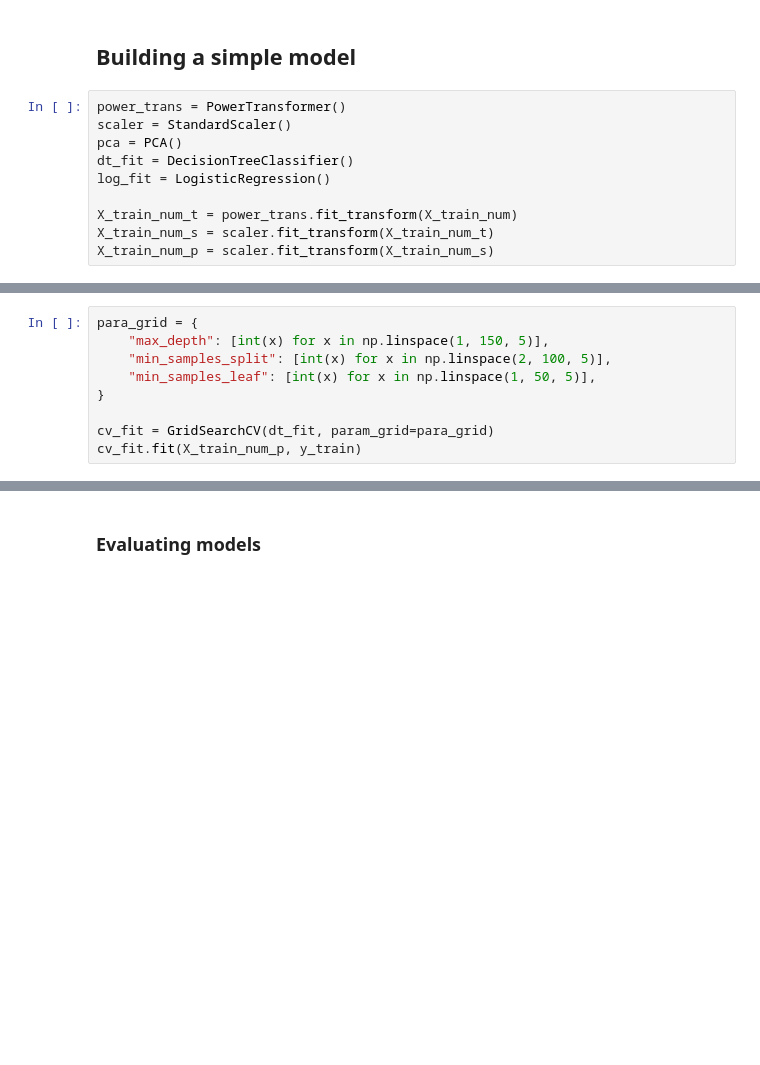
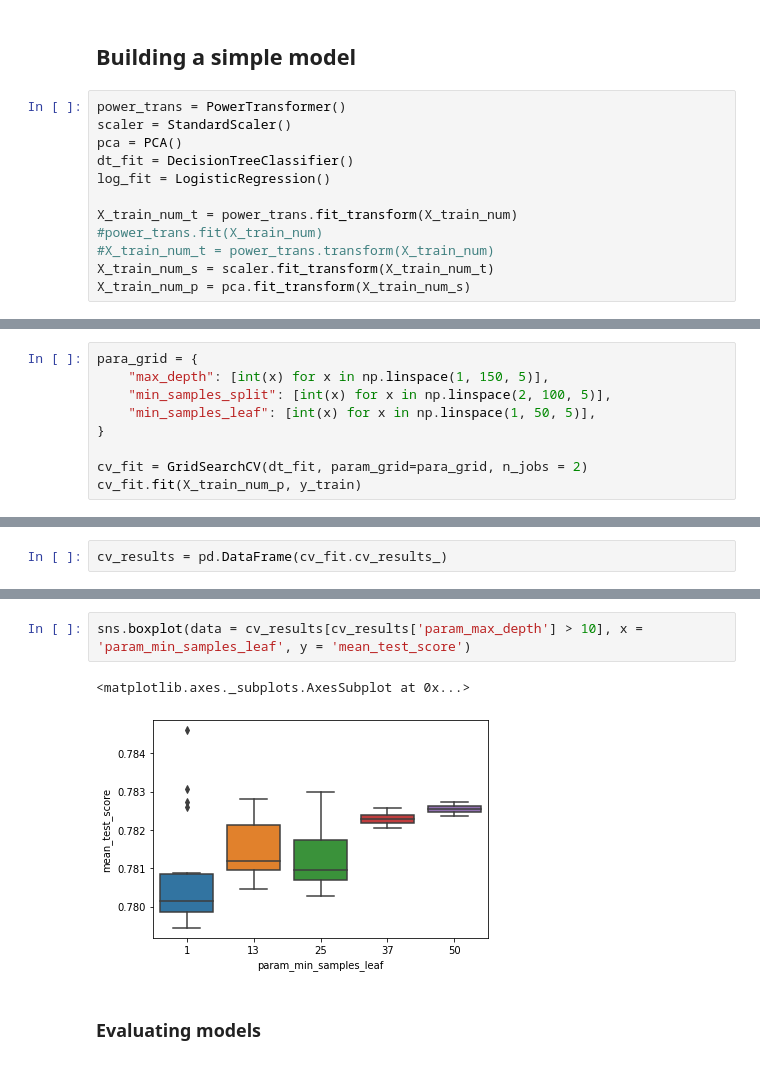
Before and after one commit to pedroteche-ih/DAFT_MEX_202209, a Jupyter notebook: Model Evaluation - Classification Problems.ipynb, the cells around one changed output, grey strips where cells are left out. Cells and saved outputs as stored; diff of their text form; blank space fills up the shorter version.

```diff
--- a/Model Evaluation - Classification Problems.ipynb
+++ b/Model Evaluation - Classification Problems.ipynb
@@ -60,5 +112,7 @@ dt_fit = DecisionTreeClassifier()
 log_fit = LogisticRegression()
 
 X_train_num_t = power_trans.fit_transform(X_train_num)
+#power_trans.fit(X_train_num)
+#X_train_num_t = power_trans.transform(X_train_num)
 X_train_num_s = scaler.fit_transform(X_train_num_t)
-X_train_num_p = scaler.fit_transform(X_train_num_s)
+X_train_num_p = pca.fit_transform(X_train_num_s)
@@ -71,5 +143,5 @@ para_grid = {
     "min_samples_leaf": [int(x) for x in np.linspace(1, 50, 5)],
 }
 
-cv_fit = GridSearchCV(dt_fit, param_grid=para_grid)
+cv_fit = GridSearchCV(dt_fit, param_grid=para_grid, n_jobs = 2)
 cv_fit.fit(X_train_num_p, y_train)
@@ -75,0 +157,2 @@ cv_fit.fit(X_train_num_p, y_train)
+# %%
+cv_results = pd.DataFrame(cv_fit.cv_results_)
@@ -76,3 +168,8 @@ cv_fit.fit(X_train_num_p, y_train)
+# %%
+sns.boxplot(data = cv_results[cv_results['param_max_depth'] > 10], x = 'param_min_samples_leaf', y = 'mean_test_score')
+# %% [output]
+<matplotlib.axes._subplots.AxesSubplot at 0x...>
+[figure, added]
 # %% [markdown]
 ### Evaluating models
 # %%
```
Also changed, not shown: parts of 32 cells of this notebook.
